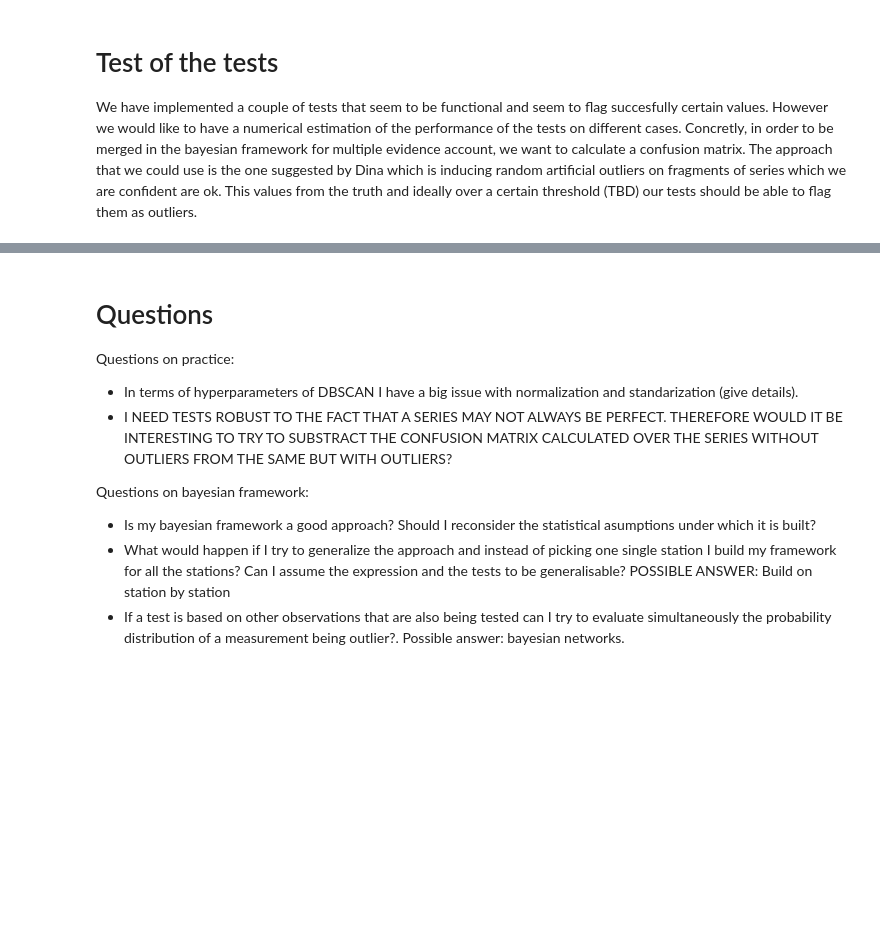
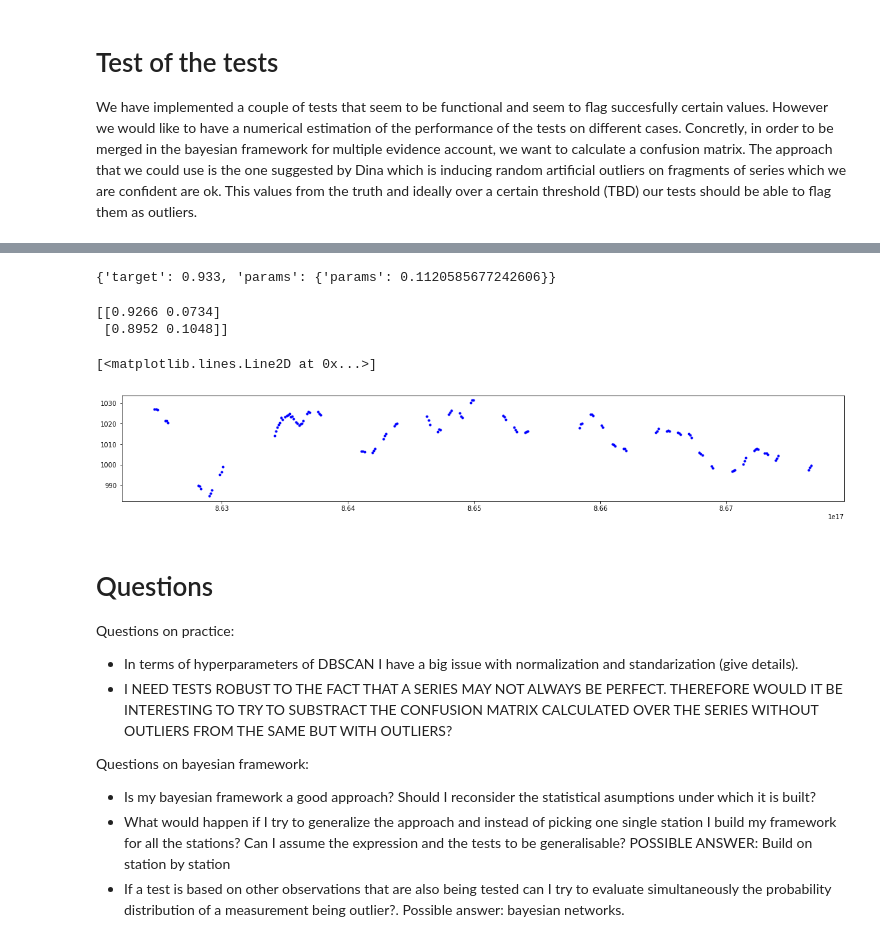
Before and after one commit to tomasfbouvier/Meteorological_Data_quality_assesment, a Jupyter notebook: pressure_check.ipynb, the cells around one changed output, grey strips where cells are left out. Drawn from its saved outputs; the diff is of its cells as text; code cells hidden in the pictures; blank space fills up the shorter version.

```diff
--- a/pressure_check.ipynb
+++ b/pressure_check.ipynb
@@ -801,3 +762,28 @@ calculate_acc(x, f, test,   0.07086  , n_trials=3000)
+# %%
+print(optimizer.max)
+# %% [output]
+{'target': 0.933, 'params': {'params': 0.1120585677242606}}
+# %%
+x, f = create_sets(6100)
+
+def evaluate_acc(params):
+
+
+    confusion_matrix= calculate_acc(x,f,test, params,10000)
+
+    print(confusion_matrix)
+
+    acc= (confusion_matrix[0,0]+confusion_matrix[1,1])/(sum(sum(confusion_matrix)))
+    return acc
+evaluate_acc(0.10267952775332623)
+
+plt.figure(figsize=(20,3))
+plt.plot(x, f(x),'b.')
+# %% [output]
+[[0.9266 0.0734]
+ [0.8952 0.1048]]
+[<matplotlib.lines.Line2D at 0x...>]
+[figure, added]
 # %% [markdown]
 # Questions
 
```
Also changed, not shown: parts of 13 cells of this notebook.
